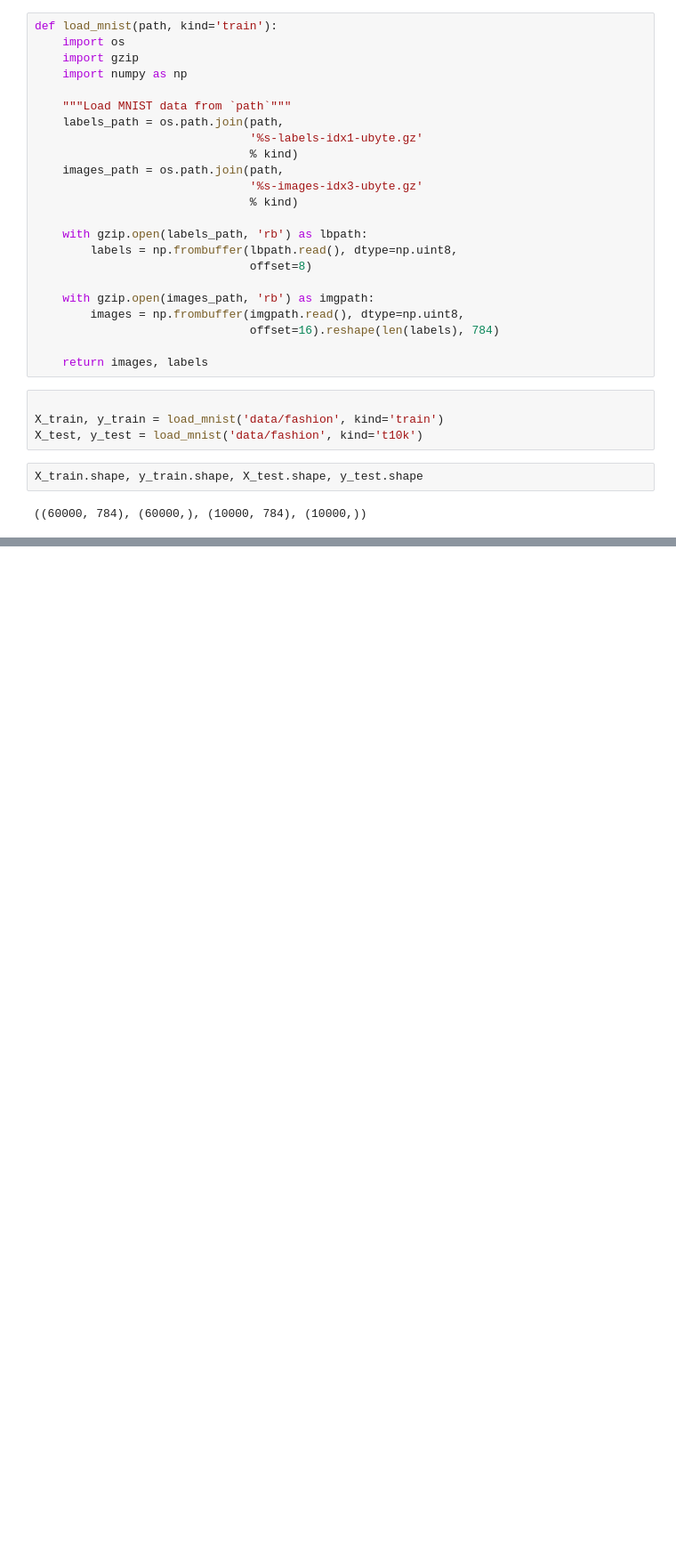
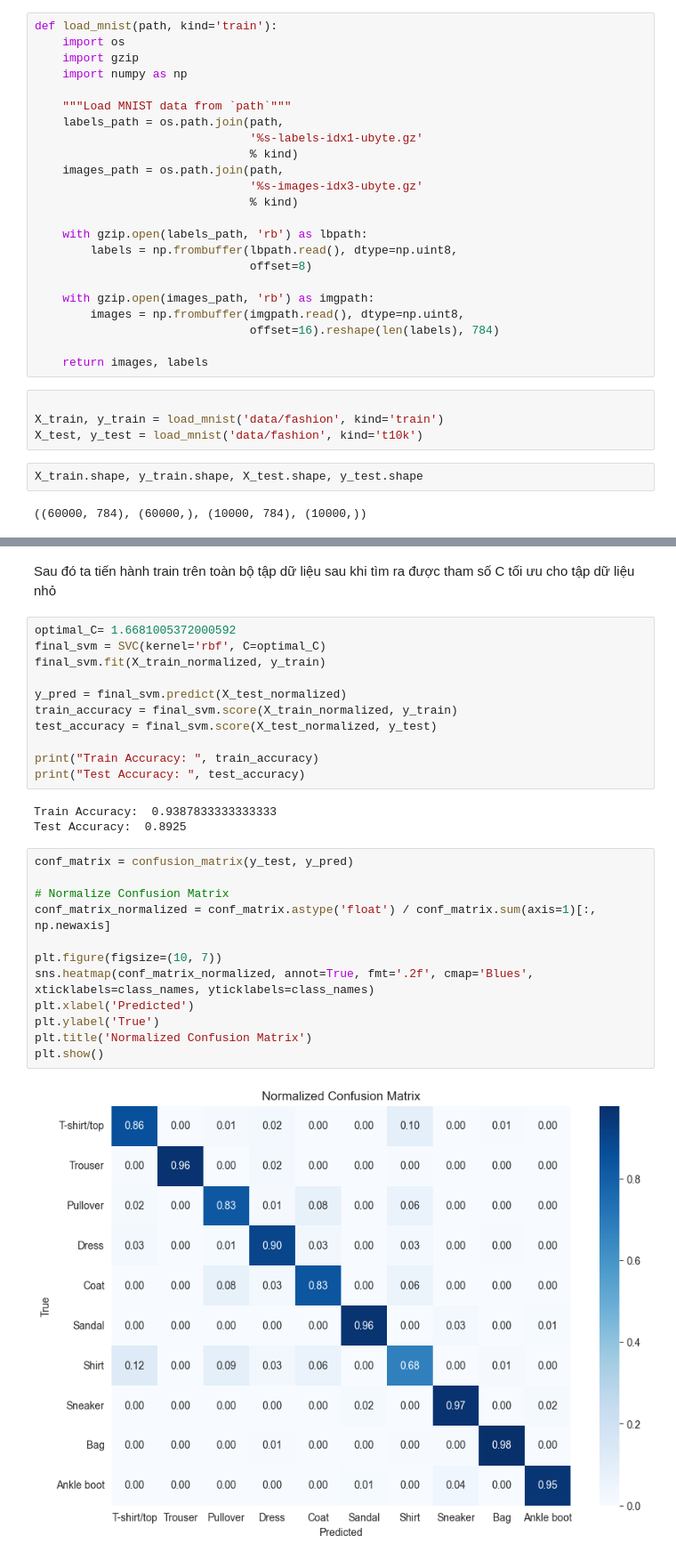
Before and after one commit to danielway2k3/Pattern-Recognition, a Jupyter notebook: lab1.ipynb, the cells around one changed output, grey strips where cells are left out. Shown at 89% size. Drawn from its saved outputs; the diff is of its cells as text; blank space fills up the shorter version.

```diff
--- a/lab1.ipynb
+++ b/lab1.ipynb
@@ -123,0 +202,30 @@ accuracy_score(y_test, y_pred)
+# %% [markdown]
+Sau đó ta tiến hành train trên toàn bộ tập dữ liệu sau khi tìm ra được tham số C tối ưu cho tập dữ liệu nhỏ
+# %%
+optimal_C= 1.6681005372000592
+final_svm = SVC(kernel='rbf', C=optimal_C)
+final_svm.fit(X_train_normalized, y_train)
+
+y_pred = final_svm.predict(X_test_normalized)
+train_accuracy = final_svm.score(X_train_normalized, y_train)
+test_accuracy = final_svm.score(X_test_normalized, y_test)
+
+print("Train Accuracy: ", train_accuracy)
+print("Test Accuracy: ", test_accuracy)
+# %% [output]
+Train Accuracy:  0.9387833333333333
+Test Accuracy:  0.8925
+# %%
+conf_matrix = confusion_matrix(y_test, y_pred)
+
+# Normalize Confusion Matrix
+conf_matrix_normalized = conf_matrix.astype('float') / conf_matrix.sum(axis=1)[:, np.newaxis]
+
+plt.figure(figsize=(10, 7))
+sns.heatmap(conf_matrix_normalized, annot=True, fmt='.2f', cmap='Blues', xticklabels=class_names, yticklabels=class_names)
+plt.xlabel('Predicted')
+plt.ylabel('True')
+plt.title('Normalized Confusion Matrix')
+plt.show()
+# %% [output]
+[figure, added]
```
Also changed, not shown: parts of 38 cells of this notebook.
